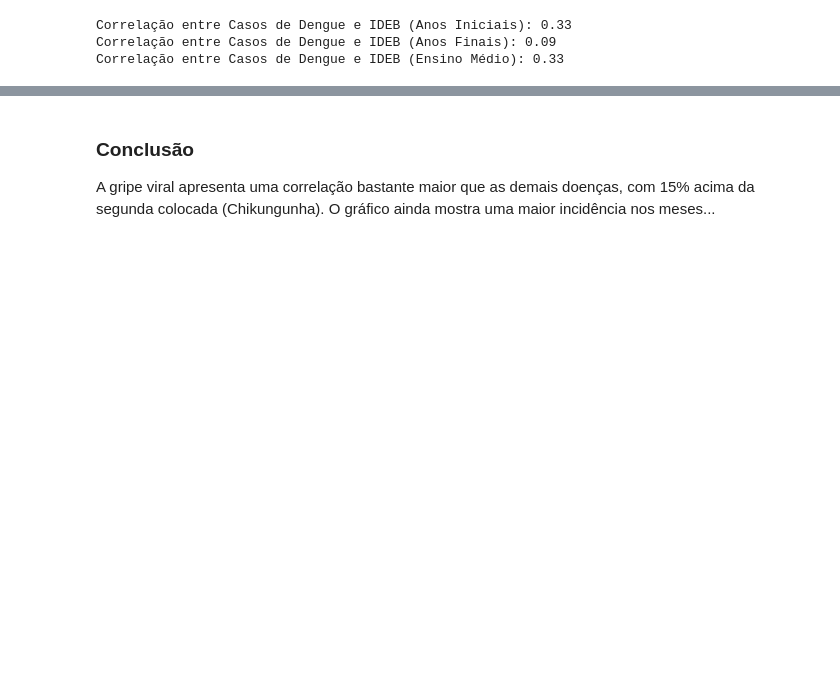
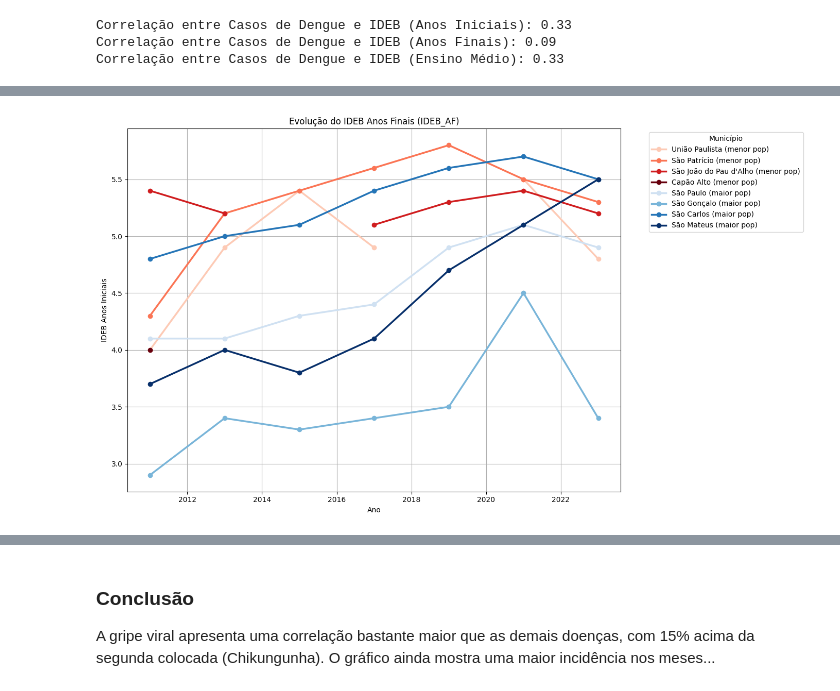
Before and after one commit to cesarfkb/trabalho-CD-semestral, a Jupyter notebook: Projeto_S1_CD.ipynb, the cells around one changed output, grey strips where cells are left out. Cells and saved outputs as stored; diff of their text form; code cells hidden in the pictures; blank space fills up the shorter version.

```diff
--- a/Projeto_S1_CD.ipynb
+++ b/Projeto_S1_CD.ipynb
@@ -171,13 +194,13 @@ for cidade in nome_cidades:
   df = download('dengue', 201101, 202352, cidade)
   df_cidades_dengue[cidade] = df
 
-for cidade in nome_cidades:
-  df = download('zika', 201101, 202352, cidade)
-  df_cidades_zika[cidade] = df
+# for cidade in nome_cidades:
+#   df = download('zika', 201101, 202352, cidade)
+#   df_cidades_zika[cidade] = df
 
-for cidade in nome_cidades:
-  df = download('chikungunya', 201101, 202352, cidade)
-  df_cidades_chik[cidade] = df
+# for cidade in nome_cidades:
+#   df = download('chikungunya', 201101, 202352, cidade)
+#   df_cidades_chik[cidade] = df
 # %%
 df_cidades_chik['São Paulo'].head()
 # %% [output]
@@ -640,0 +799,24 @@ Correlação entre Casos de Dengue e IDEB (Ensino Médio): 0.33
+# %%
+plt.figure(figsize=(14, 8))
+
+# Menores populações
+for i, municipio in enumerate(menores):
+    dados_mun = df_ideb_all[df_ideb_all['Estado'] == municipio]
+    plt.plot(dados_mun['Ano'], dados_mun['IDEB_AF'], marker='o',
+             label=f"{municipio} (menor pop)", color=cores_menores[i], linewidth=2.5)
+
+# Maiores populações
+for i, municipio in enumerate(maiores):
+    dados_mun = df_ideb_all[df_ideb_all['Estado'] == municipio]
+    plt.plot(dados_mun['Ano'], dados_mun['IDEB_AF'], marker='o',
+             label=f"{municipio} (maior pop)", color=cores_maiores[i], linewidth=2.5)
+
+plt.title('Evolução do IDEB Anos Finais (IDEB_AF)')
+plt.xlabel('Ano')
+plt.ylabel('IDEB Anos Iniciais')
+plt.legend(title='Município', bbox_to_anchor=(1.05, 1), loc='upper left')
+plt.grid(True)
+plt.tight_layout()
+plt.show()
+# %% [output]
+[figure, added]
```
Also changed, not shown: parts of 13 cells of this notebook.
